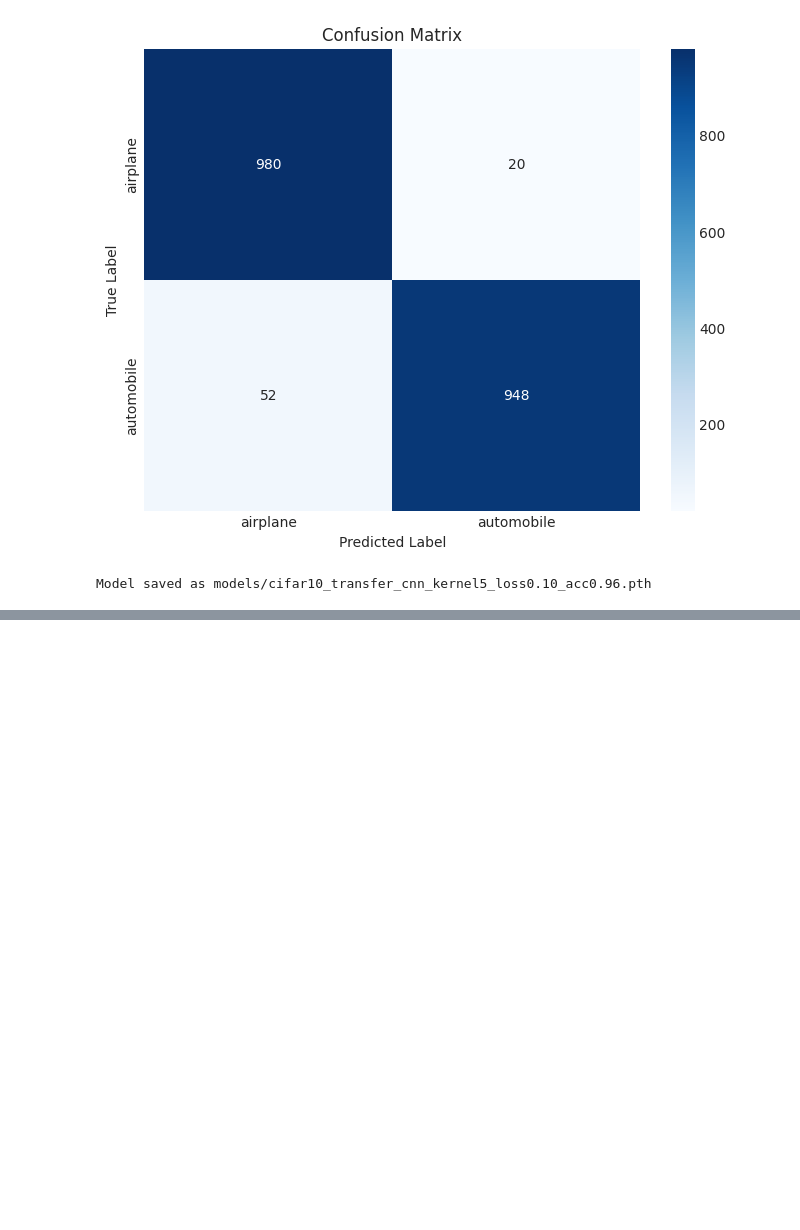
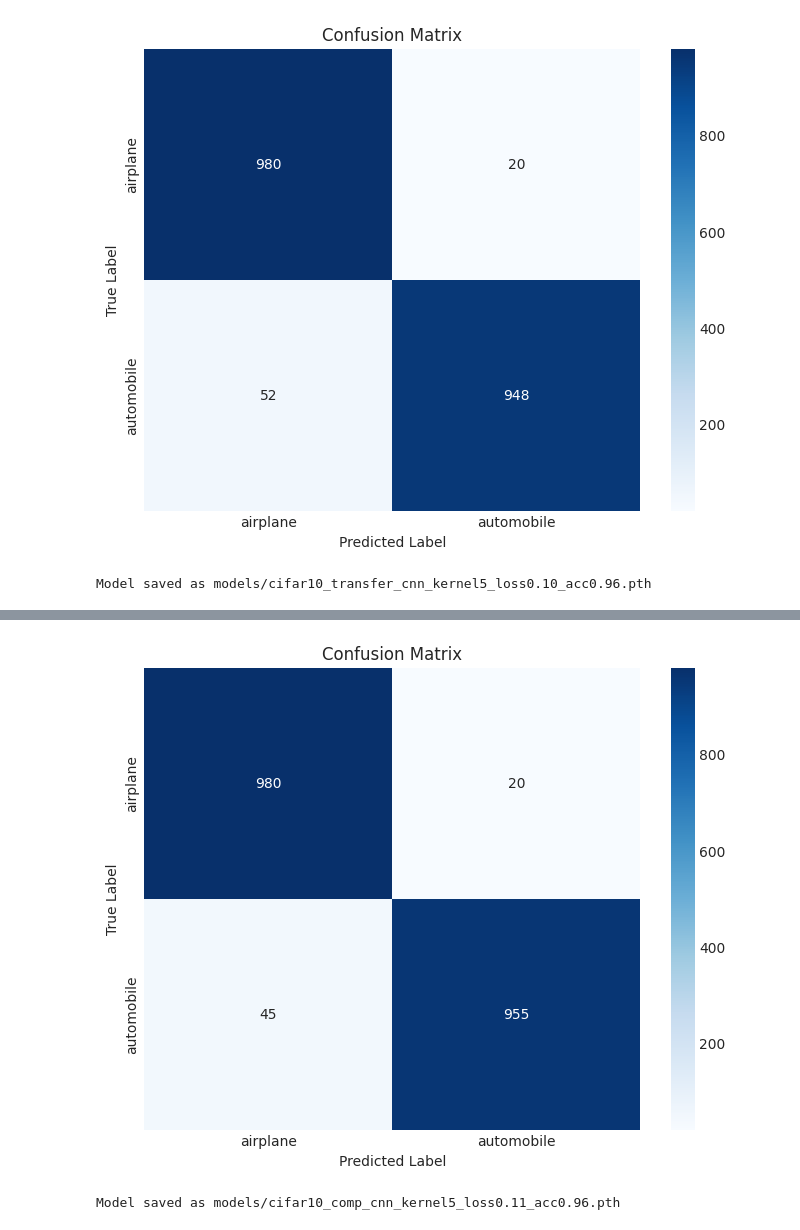
Before and after one commit to ChristianConchari/tp2_deep_learning, a Jupyter notebook: CONCHARI_CHRISTIAN_DL_Examen_ABRIL_2024.ipynb, the cells around one changed output, grey strips where cells are left out. Cells and saved outputs as stored; diff of their text form; code cells hidden in the pictures; blank space fills up the shorter version.

```diff
--- a/CONCHARI_CHRISTIAN_DL_Examen_ABRIL_2024.ipynb
+++ b/CONCHARI_CHRISTIAN_DL_Examen_ABRIL_2024.ipynb
@@ -900,0 +944,2 @@ Model saved as models/cifar10_transfer_cnn_kernel5_loss0.10_acc0.96.pth
+# %%
+results = evaluate_model(base_model, testloader, selected_classes)
@@ -900,0 +955,15 @@ Model saved as models/cifar10_transfer_cnn_kernel5_loss0.10_acc0.96.pth
+# %%
+conf_matrix = results['confusion_matrix']
+
+plt.figure(figsize=(8, 6))
+sns.heatmap(conf_matrix, annot=True, fmt="d", cmap='Blues', xticklabels=selected_classes, yticklabels=selected_classes)
+plt.xlabel('Predicted Label')
+plt.ylabel('True Label')
+plt.title('Confusion Matrix')
+plt.show()
+# %% [output]
+[figure, added]
+# %%
+model_filename = save_model_with_metrics(base_model, history_comp, path="models", filename_prefix="cifar10_comp_cnn", kernel_size=5)
+# %% [output]
+Model saved as models/cifar10_comp_cnn_kernel5_loss0.11_acc0.96.pth
```
Also changed, not shown: parts of 5 cells of this notebook, 1 other file.
